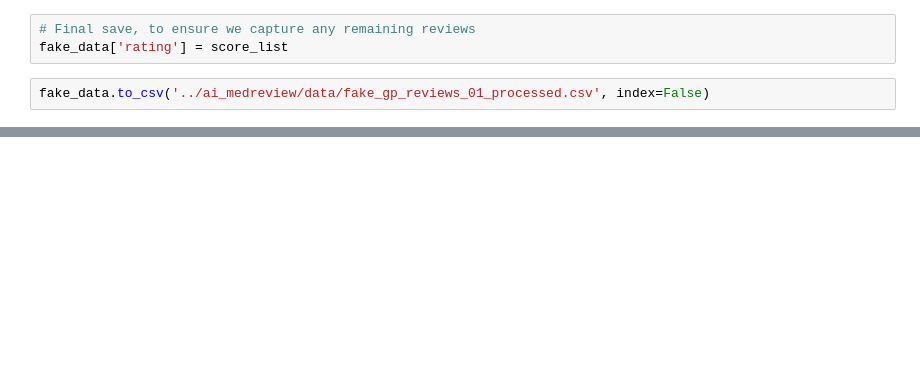
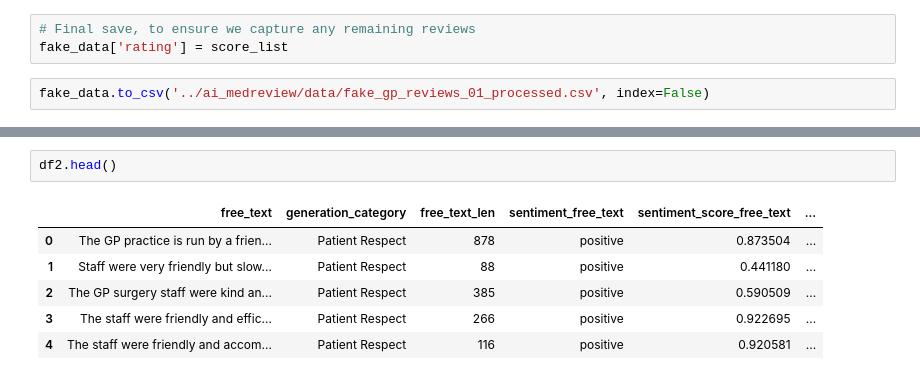
Before and after one commit to janduplessis883/ai-medreview, a Jupyter notebook: notebooks/Fake GP Reviews - FAKE Reviews SCORER.ipynb, the cells around one changed output, grey strips where cells are left out. Drawn from its saved outputs; the diff is of its cells as text; blank space fills up the shorter version.

```diff
--- a/notebooks/Fake GP Reviews - FAKE Reviews SCORER.ipynb
+++ b/notebooks/Fake GP Reviews - FAKE Reviews SCORER.ipynb
@@ -116,0 +139,9 @@ fake_data.to_csv('../ai_medreview/data/fake_gp_reviews_01_processed.csv', index=
+# %%
+df2.head()
+# %% [output]
+|  | free_text | generation_category | free_text_len | sentiment_free_text | sentiment_score_free_text | ... |
+| 0 | The GP practice is run by a frien... | Patient Respect | 878 | positive | 0.873504 | ... |
+| 1 | Staff were very friendly but slow... | Patient Respect | 88 | positive | 0.441180 | ... |
+| 2 | The GP surgery staff were kind an... | Patient Respect | 385 | positive | 0.590509 | ... |
+| 3 | The staff were friendly and effic... | Patient Respect | 266 | positive | 0.922695 | ... |
+| 4 | The staff were friendly and accom... | Patient Respect | 116 | positive | 0.920581 | ... |
```
Also changed, not shown: parts of 7 cells of this notebook, 3 other files.
